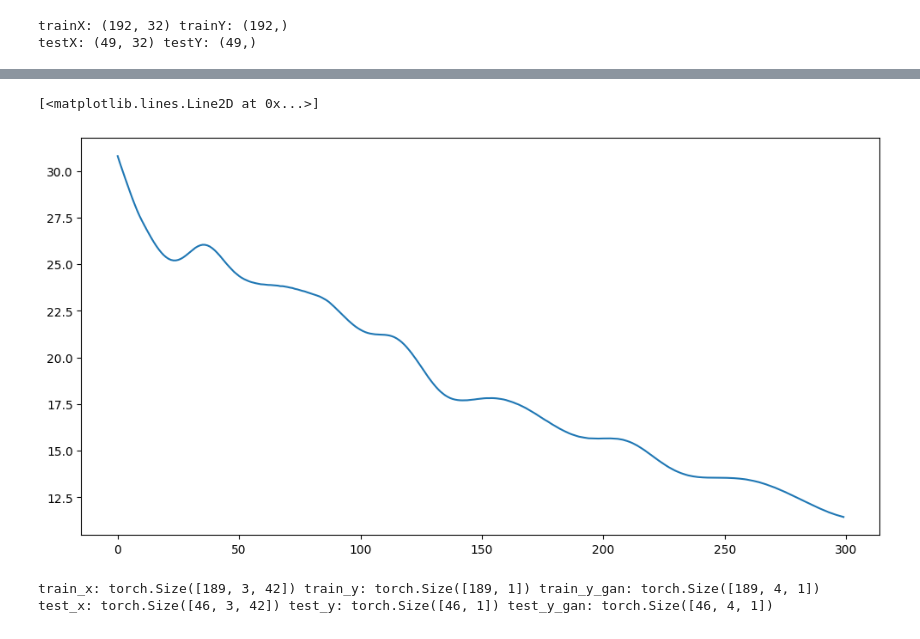
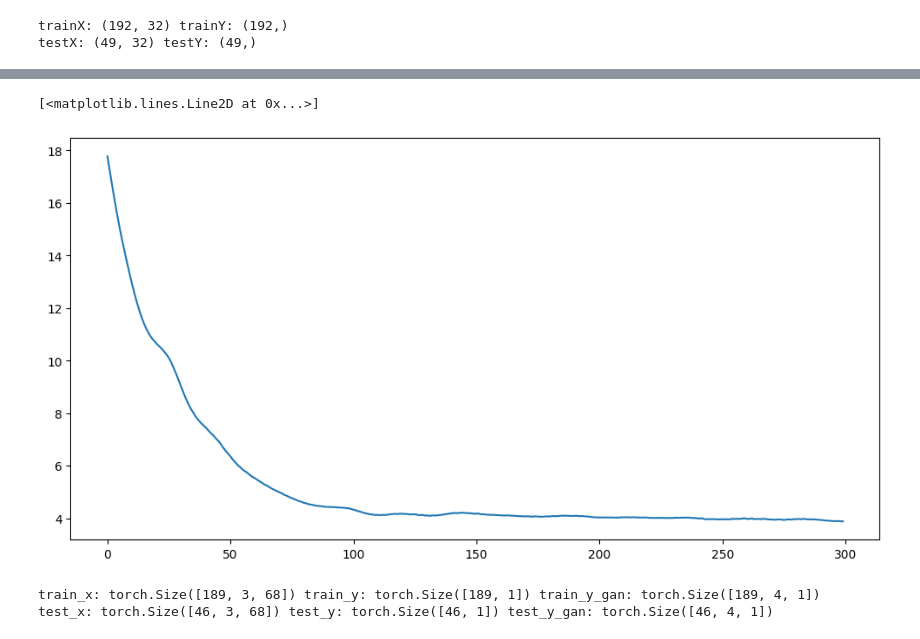
Before and after one commit to algebra2boy/GAN-StockPrediction, a Jupyter notebook: GAN_improved.ipynb, the cells around one changed output, grey strips where cells are left out. Drawn from its saved outputs; the diff is of its cells as text; code cells hidden in the pictures.

Commit message:
add new gan optimize and update GAN

```diff
--- a/GAN_improved.ipynb
+++ b/GAN_improved.ipynb
@@ -122,13 +122,21 @@ class VAE(nn.Module):
         z = self.reparameterize(mu, log_var)
         return self.decode(z), z, mu, log_var
 # %%
-train_loader = DataLoader(TensorDataset(torch.from_numpy(train_x).float()), batch_size = 128, shuffle = False)
-model = VAE(input_dim=num_cols, hidden_dims=[400, 400, 400,10], latent_dim=10)
+# train_loader = DataLoader(TensorDataset(torch.from_numpy(train_x).float()), batch_size = 128, shuffle = False)
+# model = VAE(input_dim=num_cols, hidden_dims=[400, 400, 400,10], latent_dim=10)
+
+model = VAE(input_dim=32,  # Changed for 32 features
+           hidden_dims=[484, 832, 1022, 138],  # New optimized dimensions
+           latent_dim=36)  #
+
+train_loader = DataLoader(TensorDataset(torch.from_numpy(train_x).float()),
+                         batch_size=32,  # Changed to optimal batch size
+                         shuffle=False)
 # %%
 use_cuda = 1
 device = torch.device("cuda" if (torch.cuda.is_available() & use_cuda) else "cpu")
 num_epochs = 300
-learning_rate = 0.00003
+learning_rate = 6.536830781589905e-06
 model = model.to(device)
 optimizer = torch.optim.Adam(model.parameters(), lr = learning_rate)
 
@@ -170,5 +178,5 @@ plt.plot(hist)
 [<matplotlib.lines.Line2D at 0x...>]
-[figure, old version]
+[figure, new version]
 # %%
 model.eval()
 _, VAE_train_x, train_x_mu, train_x_var = model(torch.from_numpy(train_x).float().to(device))
@@ -217,7 +225,7 @@ test_x_slide, test_y_slide, test_y_gan = time_series_window(test_x, test_y, 3)
 print(f'train_x: {train_x_slide.shape} train_y: {train_y_slide.shape} train_y_gan: {train_y_gan.shape}')
 print(f'test_x: {test_x_slide.shape} test_y: {test_y_slide.shape} test_y_gan: {test_y_gan.shape}')
 # %% [output]
-train_x: torch.Size([189, 3, 42]) train_y: torch.Size([189, 1]) train_y_gan: torch.Size([189, 4, 1])
-test_x: torch.Size([46, 3, 42]) test_y: torch.Size([46, 1]) test_y_gan: torch.Size([46, 4, 1])
+train_x: torch.Size([189, 3, 68]) train_y: torch.Size([189, 1]) train_y_gan: torch.Size([189, 4, 1])
+test_x: torch.Size([46, 3, 68]) test_y: torch.Size([46, 1]) test_y_gan: torch.Size([46, 4, 1])
 # %%
 # GRU + CNN
```
Also changed, not shown: parts of 6 cells of this notebook, 2 other files.
